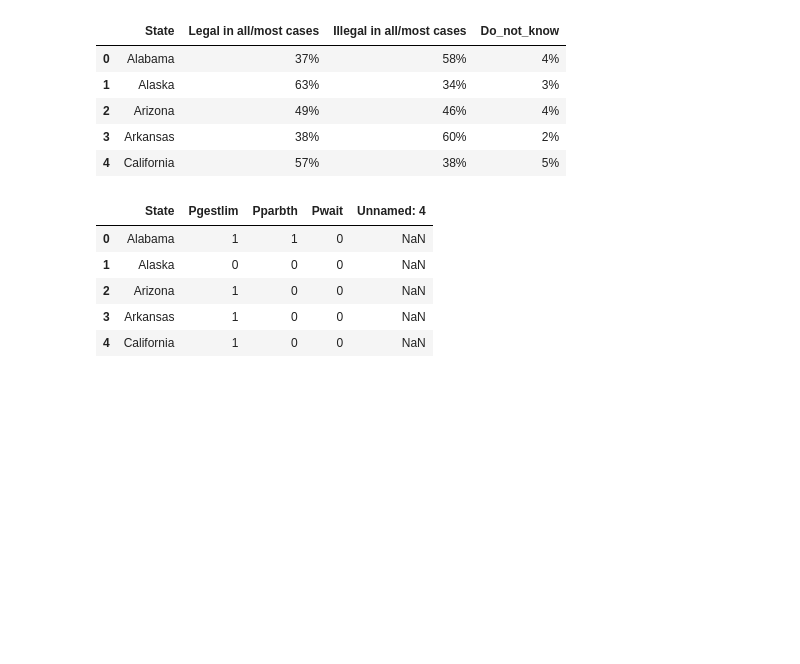
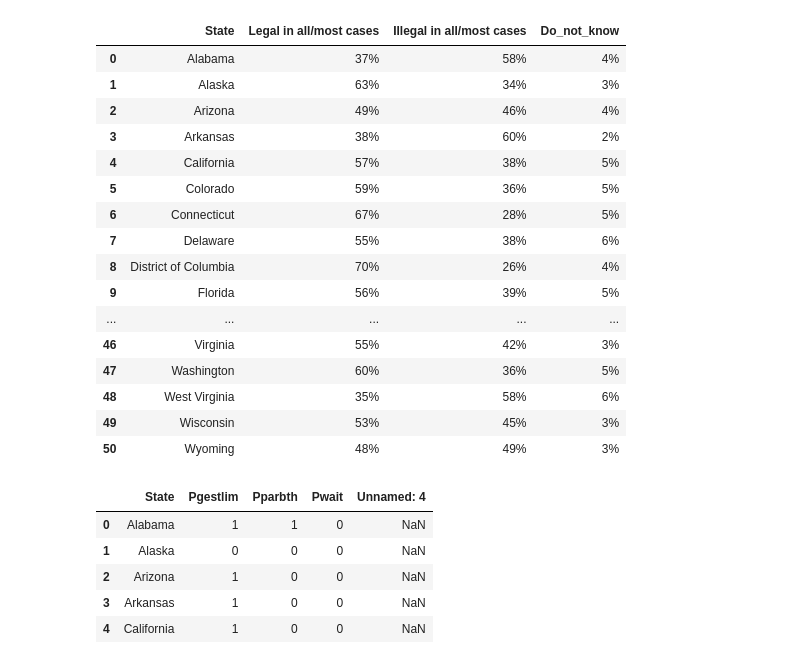
Before and after one commit to Mmarlo5/psychic-doodle, a Jupyter notebook: Problem_Set_2.ipynb, the cells around one changed output. Drawn from its saved outputs; the diff is of its cells as text; code cells hidden in the pictures; blank space fills up the shorter version.

```diff
--- a/Problem_Set_2.ipynb
+++ b/Problem_Set_2.ipynb
@@ -58,15 +79,27 @@ abortion1.head()
 | 4 | California | 57% | 38% | 5% | NaN | NaN | NaN |
 # %%
 abortion1.rename(columns={'Don\'t know': 'Do_not_know'}, inplace=True)
-# %%
-abortion1.head ()
-# %% [output]
-|  | State | Legal in all/most cases | Illegal in all/most cases | Do_not_know |
-| 0 | Alabama | 37% | 58% | 4% |
-| 1 | Alaska | 63% | 34% | 3% |
-| 2 | Arizona | 49% | 46% | 4% |
-| 3 | Arkansas | 38% | 60% | 2% |
-| 4 | California | 57% | 38% | 5% |
+# %%
+abortion1.drop(columns= {'Unnamed: 4','Unnamed: 5', 'Unnamed: 6'})
+abortion1_copy = abortion1.copy()
+# %% [output]
+|  | State | Legal in all/most cases | Illegal in all/most cases | Do_not_know |
+| 0 | Alabama | 37% | 58% | 4% |
+| 1 | Alaska | 63% | 34% | 3% |
+| 2 | Arizona | 49% | 46% | 4% |
+| 3 | Arkansas | 38% | 60% | 2% |
+| 4 | California | 57% | 38% | 5% |
+| 5 | Colorado | 59% | 36% | 5% |
+| 6 | Connecticut | 67% | 28% | 5% |
+| 7 | Delaware | 55% | 38% | 6% |
+| 8 | District of Columbia | 70% | 26% | 4% |
+| 9 | Florida | 56% | 39% | 5% |
+| ... | ... | ... | ... | ... |
+| 46 | Virginia | 55% | 42% | 3% |
+| 47 | Washington | 60% | 36% | 5% |
+| 48 | West Virginia | 35% | 58% | 6% |
+| 49 | Wisconsin | 53% | 45% | 3% |
+| 50 | Wyoming | 48% | 49% | 3% |
 # %%
 abortion2 = pd.read_csv("https://raw.githubusercontent.com/Mmarlo5/psychic-doodle/main/Abortion%20Data2.csv")
 abortion2.head()
```
Also changed, not shown: parts of 5 cells of this notebook.
